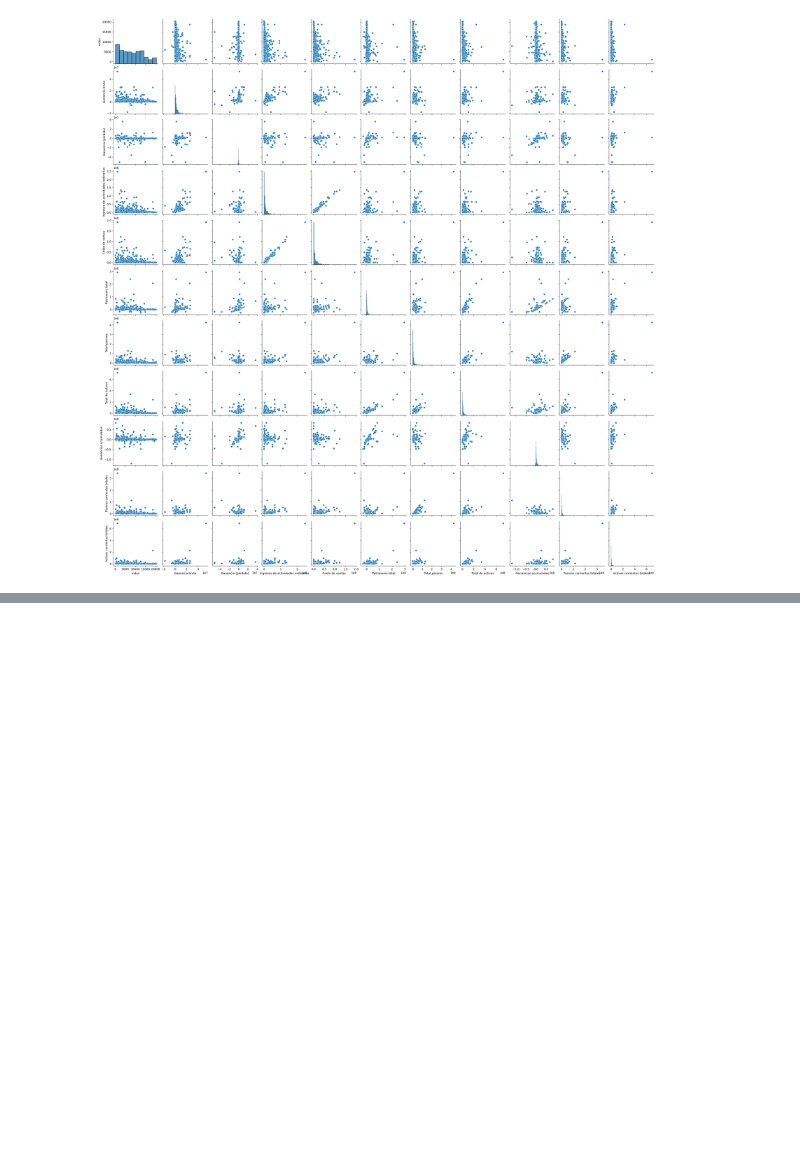
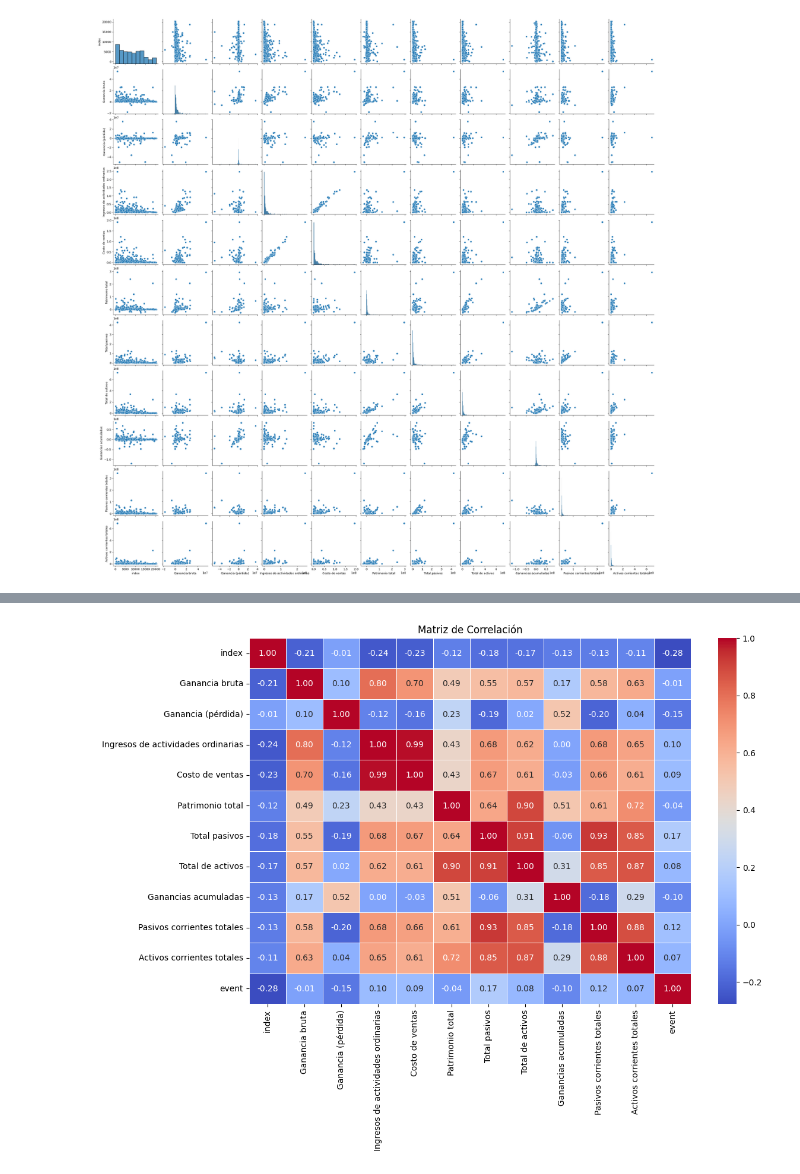
Before and after one commit to DeisyData/Fundamentos_IA, a Jupyter notebook: PreProyecto.ipynb, the cells around one changed output, grey strips where cells are left out. Cells and saved outputs as stored; diff of their text form; code cells hidden in the pictures; blank space fills up the shorter version.

```diff
--- a/PreProyecto.ipynb
+++ b/PreProyecto.ipynb
@@ -98,0 +122,12 @@ sns.pairplot(X_under)
+# %%
+# Calcular la matriz de correlación
+df_under = df_under.drop('Sector', axis=1)
+corr_matrix = df_under.corr()
+
+# Graficar la matriz de correlación
+plt.figure(figsize=(12, 8))
+sns.heatmap(corr_matrix, annot=True, cmap="coolwarm", fmt=".2f", linewidths=0.5)
+plt.title("Matriz de Correlación")
+plt.show()
+# %% [output]
+[figure, added]
```
Also changed, not shown: parts of 2 cells of this notebook.
